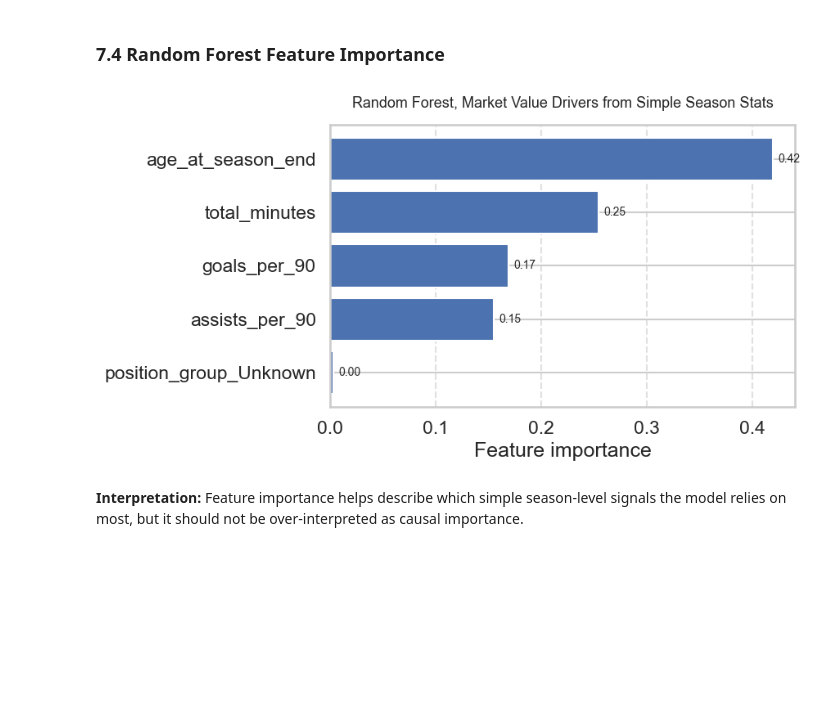
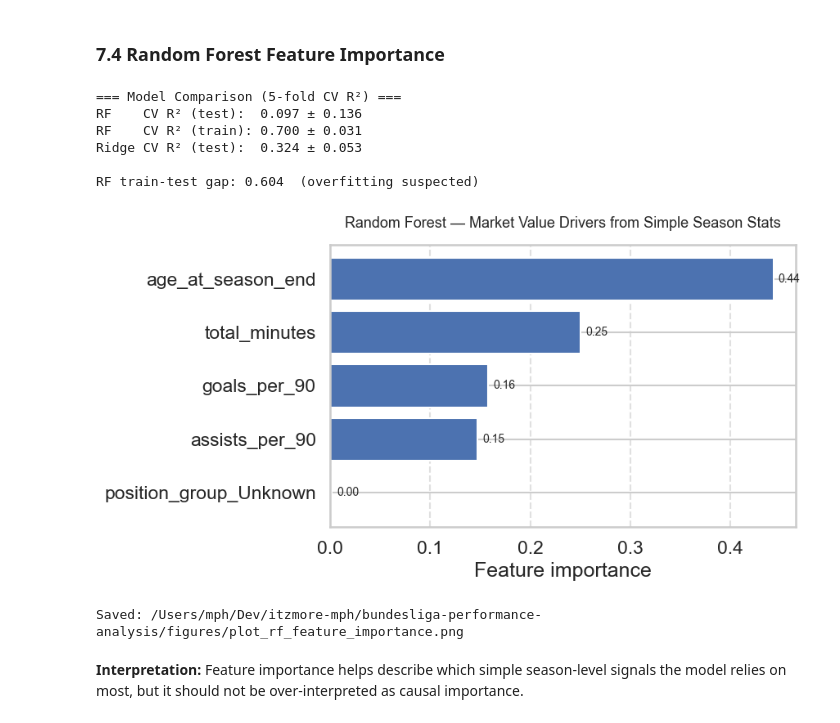
Before and after one commit to itzmore-mph/bundesliga-performance-analysis, a Jupyter notebook: notebooks/bundesliga_performance_analysis.ipynb, the cells around one changed output. Cells and saved outputs as stored; diff of their text form; code cells hidden in the pictures; blank space fills up the shorter version.

Commit message:
fix: correct axis labels, save all 8 figures, portfolio polish

```diff
--- a/notebooks/bundesliga_performance_analysis.ipynb
+++ b/notebooks/bundesliga_performance_analysis.ipynb
@@ -126,13 +126,18 @@ def load_remote_table(table_name: str) -> pd.DataFrame:
 
 tables = {name: load_remote_table(name) for name in TABLE_NAMES}
 
-pd.DataFrame(
+summary = pd.DataFrame(
     {
         "table": list(tables.keys()),
         "rows": [df.shape[0] for df in tables.values()],
         "columns": [df.shape[1] for df in tables.values()],
     }
 )
+display(summary)
+
+print("\nTable schemas:")
+for name, df in tables.items():
+    print(f"  {name}: {df.columns.tolist()}")
 # %% [output]
 |  | table | rows | columns |
 | 0 | appearances | 1824008 | 13 |
@@ -917,40 +1032,70 @@ The mean ± std format for CV metrics reveals how stable the model is across fol
 rf_model = RandomForestRegressor(
     n_estimators=300,
     random_state=42,
-    min_samples_leaf=2,
+    min_samples_leaf=5,  # raised from 2 → reduces overfitting on ~130-player dataset
 )
 
+# Cross-validate RF for a fair apples-to-apples comparison with Ridge
+rf_cv_results = cross_validate(
+    rf_model,
+    X,
+    y,
+    cv=5,
+    scoring="r2",
+    return_train_score=True,
+)
+rf_cv_r2_mean = rf_cv_results["test_score"].mean()
+rf_cv_r2_std = rf_cv_results["test_score"].std()
+
+print("=== Model Comparison (5-fold CV R²) ===")
+print(f"RF    CV R² (test):  {rf_cv_r2_mean:.3f} ± {rf_cv_r2_std:.3f}")
+print(f"RF    CV R² (train): {rf_cv_results['train_score'].mean():.3f} ± {rf_cv_results['train_score'].std():.3f}")
+print(f"Ridge CV R² (test):  {ridge_cv_r2_mean:.3f} ± {ridge_cv_r2_std:.3f}")
+train_test_gap = rf_cv_results["train_score"].mean() - rf_cv_r2_mean
+print(f"\nRF train-test gap: {train_test_gap:.3f}  {'(overfitting suspected)' if train_test_gap > 0.15 else '(acceptable)'}")
+
+# Fit on full data for feature importance visualization
 rf_model.fit(X, y)
 
 feature_importance = (
     pd.DataFrame(
         {
             "feature": feature_cols,
             "importance": rf_model.feature_importances_,
         }
     )
     .sort_values("importance", ascending=True)
 )
 
-plt.figure(figsize=(9, 5))
+fig = plt.figure(figsize=(9, 5))
 bars = plt.barh(feature_importance["feature"], feature_importance["importance"])
 
 for bar in bars:
     plt.text(
         bar.get_width() + 0.005,
         bar.get_y() + bar.get_height() / 2,
         f"{bar.get_width():.2f}",
         va="center",
         fontsize=10,
     )
 
 plt.xlabel("Feature importance")
-plt.title("Random Forest, Market Value Drivers from Simple Season Stats", fontsize=13, pad=15)
+plt.title("Random Forest — Market Value Drivers from Simple Season Stats", fontsize=13, pad=15)
 plt.grid(axis="x", linestyle="--", alpha=0.6)
 plt.tight_layout()
+fig_path = FIGURES_DIR / "plot_rf_feature_importance.png"
+fig.savefig(fig_path, dpi=150, bbox_inches="tight")
 plt.show()
+print(f"Saved: {fig_path}")
 # %% [output]
+=== Model Comparison (5-fold CV R²) ===
+RF    CV R² (test):  0.097 ± 0.136
+RF    CV R² (train): 0.700 ± 0.031
+Ridge CV R² (test):  0.324 ± 0.053
+
+RF train-test gap: 0.604  (overfitting suspected)
-[figure, old version]
+[figure, new version]
+Saved: /Users/mph/Dev/itzmore-mph/bundesliga-performance-analysis/figures/plot_rf_feature_importance.png
 # %% [markdown]
 **Interpretation:** Feature importance helps describe which simple season-level signals the model relies on most, but it should not be over-interpreted as causal importance.
 # %% [markdown]
```
Also changed, not shown: parts of 15 cells of this notebook, 12 other files.
